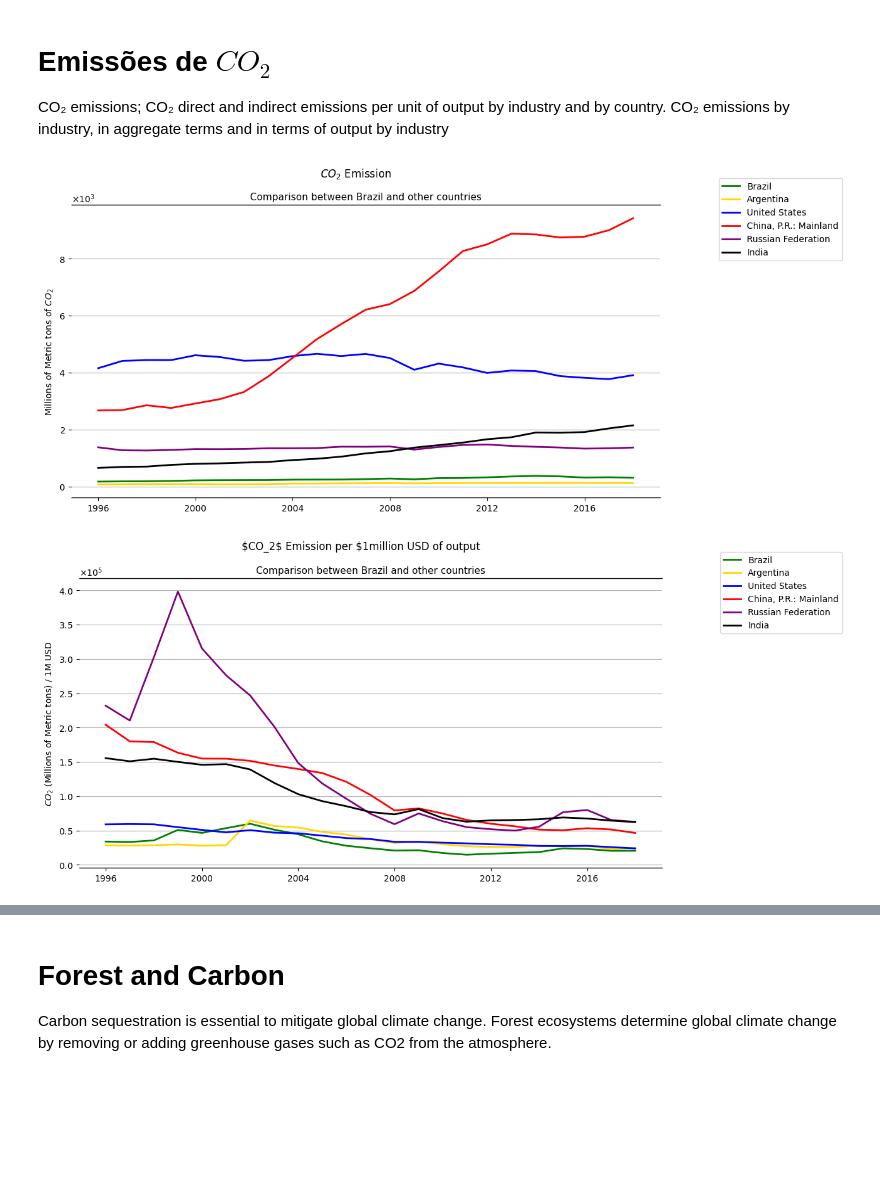
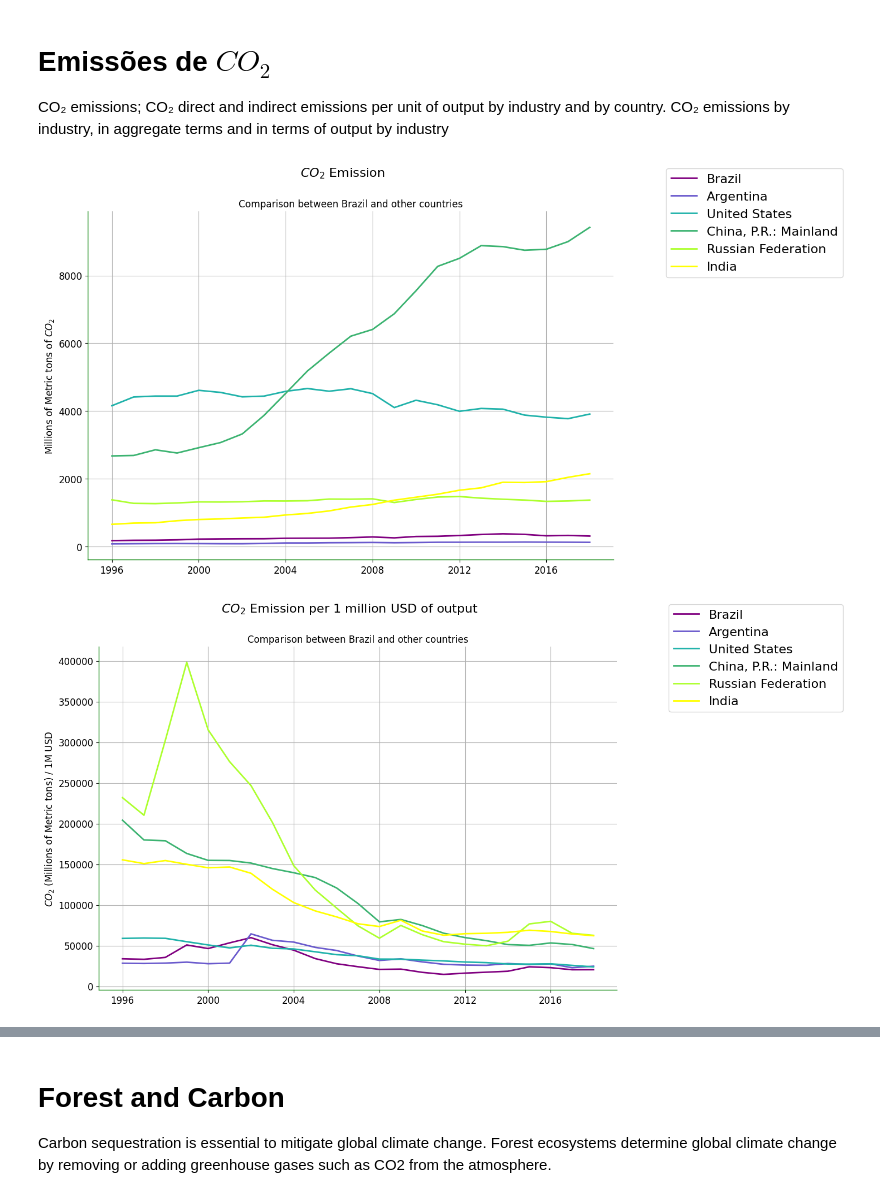
Before and after one commit to luiz826/carbon-credit, a Jupyter notebook: emissoes globais e stocks de carbono/luiz.ipynb, the cells around one changed output, grey strips where cells are left out. Drawn from its saved outputs; the diff is of its cells as text; code cells hidden in the pictures; blank space fills up the shorter version.

Commit message:
Update luiz graphics'

```diff
--- a/emissoes globais e stocks de carbono/luiz.ipynb
+++ b/emissoes globais e stocks de carbono/luiz.ipynb
@@ -9,6 +9,8 @@ pd.set_option('display.max_columns', None)
 formatter = ticker.ScalarFormatter(useMathText=True)
 formatter.set_scientific(True)
 formatter.set_powerlimits((-1,1))
+# %%
+plt.style.use("../dataviz.mplstyle")
 # %% [markdown]
 # Emissões de $CO_2$
 
@@ -48,46 +41,43 @@ colors = [
 # %%
+colors = [
+    "purple",
+    "slateblue",
+    "lightseagreen",
+    "mediumseagreen",
+    "greenyellow",
+    "yellow"
+]
+
+
 to_plot_carbon = df_gr.loc[
     (df_gr["Unit"] == "Millions of Metric tons of CO2")
 ]
 
-fig, ax = plt.subplots(figsize=(12,6))
-fig.suptitle("$CO_2$ Emission", fontsize=12)
+fig, ax = plt.subplots()
+fig.suptitle("$CO_2$ Emission", fontsize=16)
 
-ax.set_title("Comparison between Brazil and other countries",  fontsize=11)
-ax.grid(which="major", axis="y")
+ax.set_title("Comparison between Brazil and other countries")
 ax.set_ylabel("Millions of Metric tons of $CO_2$")
-ax.yaxis.set_major_formatter(formatter)
-
-ax.spines['bottom'].set_linewidth(1)
-ax.spines['top'].set_linewidth(1)
-ax.spines['left'].set_linewidth(0)
-ax.spines['right'].set_linewidth(0)
 
 for col, country in zip(colors, good_countries):
     to_plot = to_plot_carbon.query(f"Country == '{country}'").T.iloc[3:, 0]
     x = pd.to_datetime(to_plot.index.str[1:])
     y = to_plot.values
     ax.plot(x, y, "-", label=country, linewidth=2.0, color=col)
     ax.legend(loc=[1.1, 0.81])
 # %% [output]
-[figure, old version]
+[figure, new version]
 # %%
 to_plot_carbon = df_gr.loc[
     (df_gr["Unit"] == "Metric Tons of CO2 Emissions per $1million USD of output")
 ]
 
-fig, ax = plt.subplots(figsize=(12,6))
-fig.suptitle("$CO_2$ Emission per $1million USD of output", fontsize=12)
+fig, ax = plt.subplots()
+fig.suptitle("$CO_2$ Emission per 1 million USD of output", fontsize=16)
 
-ax.set_title("Comparison between Brazil and other countries",  fontsize=11)
-ax.grid(which="major", axis="y")
+ax.set_title("Comparison between Brazil and other countries")
 ax.set_ylabel("$CO_2$ (Millions of Metric tons) / 1M USD")
-ax.yaxis.set_major_formatter(formatter)
 
-ax.spines['bottom'].set_linewidth(1)
-ax.spines['top'].set_linewidth(1)
-ax.spines['left'].set_linewidth(0)
-ax.spines['right'].set_linewidth(0)
 
 for col, country in zip(colors, good_countries):
     to_plot = to_plot_carbon.query(f"Country == '{country}'").T.iloc[3:, 0]
@@ -98,7 +88,7 @@ for col, country in zip(colors, good_countries):
 
 # Os processos de produção de riquezas ficaram mais sustentáveis
 # %% [output]
-[figure, old version]
+[figure, new version]
 # %%
 df_gr_ind = df_rel.groupby(["Country", "Unit", "Industry"]).sum([f"F{i}" for i in range(1995, 2019)]).reset_index()
 # %%
```
Also changed, not shown: parts of 2 cells of this notebook, 2 other files.
